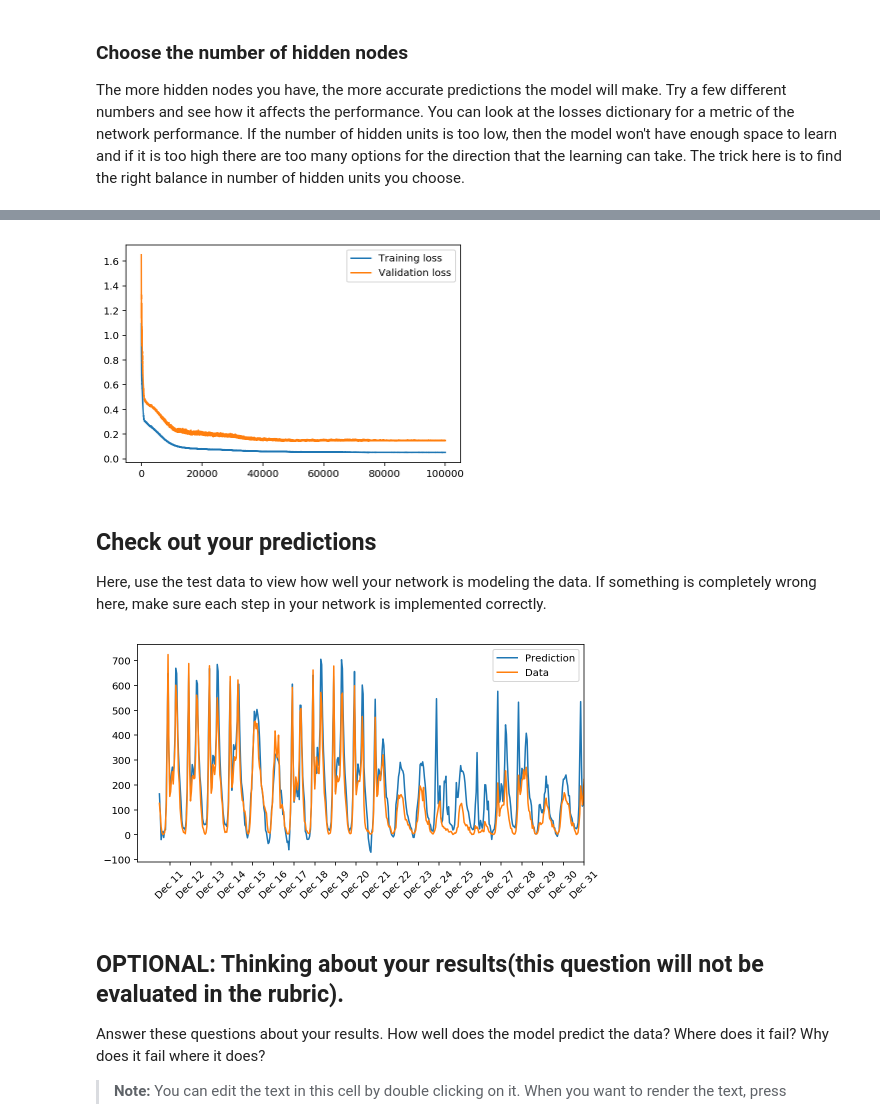
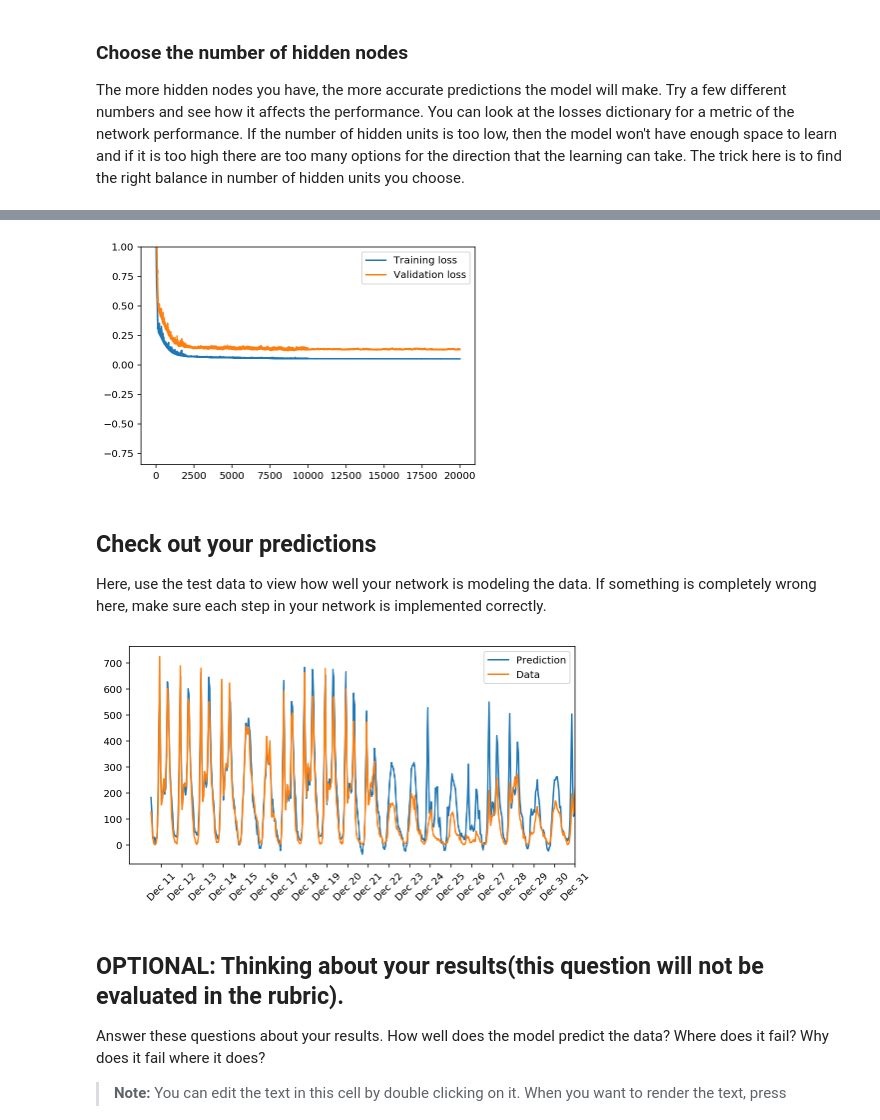
Before and after one commit to tanduong/deep-learning, a Jupyter notebook: first-neural-network/Your_first_neural_network.ipynb, the cells around one changed output, grey strips where cells are left out. Drawn from its saved outputs; the diff is of its cells as text; code cells hidden in the pictures.

```diff
--- a/first-neural-network/Your_first_neural_network.ipynb
+++ b/first-neural-network/Your_first_neural_network.ipynb
@@ -303,11 +303,11 @@ The more hidden nodes you have, the more accurate predictions the model will mak
 import sys
 
 ### Set the hyperparameters here ###
-iterations = 100000
-first_learning_rate = 0.1
-second_learning_rate = 0.07
-third_learning_rate = 0.02
-hidden_nodes = 12
+iterations = 20000
+first_learning_rate = 1
+second_learning_rate = 0.5
+third_learning_rate = 0.1
+hidden_nodes = 13
 output_nodes = 1
 
 N_i = train_features.shape[1]
@@ -318,11 +318,11 @@ losses = {'train':[], 'validation':[]}
 for ii in range(iterations):
     # Go through a random batch of 128 records from the training data set
     batch = np.random.choice(train_features.index, size=128)
-    X, y = train_features.ix[batch].values, train_targets.ix[batch]['cnt']
+    X, y = train_features.iloc[batch].values, train_targets.iloc[batch]['cnt']
 
+    if(ii > iterations/10):
+        network.lr = second_learning_rate
     if(ii > iterations/2):
-        network.lr = second_learning_rate
-    if(ii > 3*iterations/4):
         network.lr = third_learning_rate
 
     network.train(X, y)
@@ -342,10 +342,10 @@ Progress: 100.0% ... Training loss: 0.052 ... Validation loss: 0.147
 # %%
 plt.plot(losses['train'], label='Training loss')
 plt.plot(losses['validation'], label='Validation loss')
 plt.legend()
-_ = plt.ylim()
+_ = plt.ylim(ymax=1)
 # %% [output]
-[figure, old version]
+[figure, new version]
 # %% [markdown]
 ## Check out your predictions
 
@@ -365,7 +365,7 @@ dates = dates.apply(lambda d: d.strftime('%b %d'))
 ax.set_xticks(np.arange(len(dates))[12::24])
 _ = ax.set_xticklabels(dates[12::24], rotation=45)
 # %% [output]
-[figure, old version]
+[figure, new version]
 # %% [markdown]
 ## OPTIONAL: Thinking about your results(this question will not be evaluated in the rubric).
 
```
Also changed, not shown: parts of 3 cells of this notebook, 1 other file.
